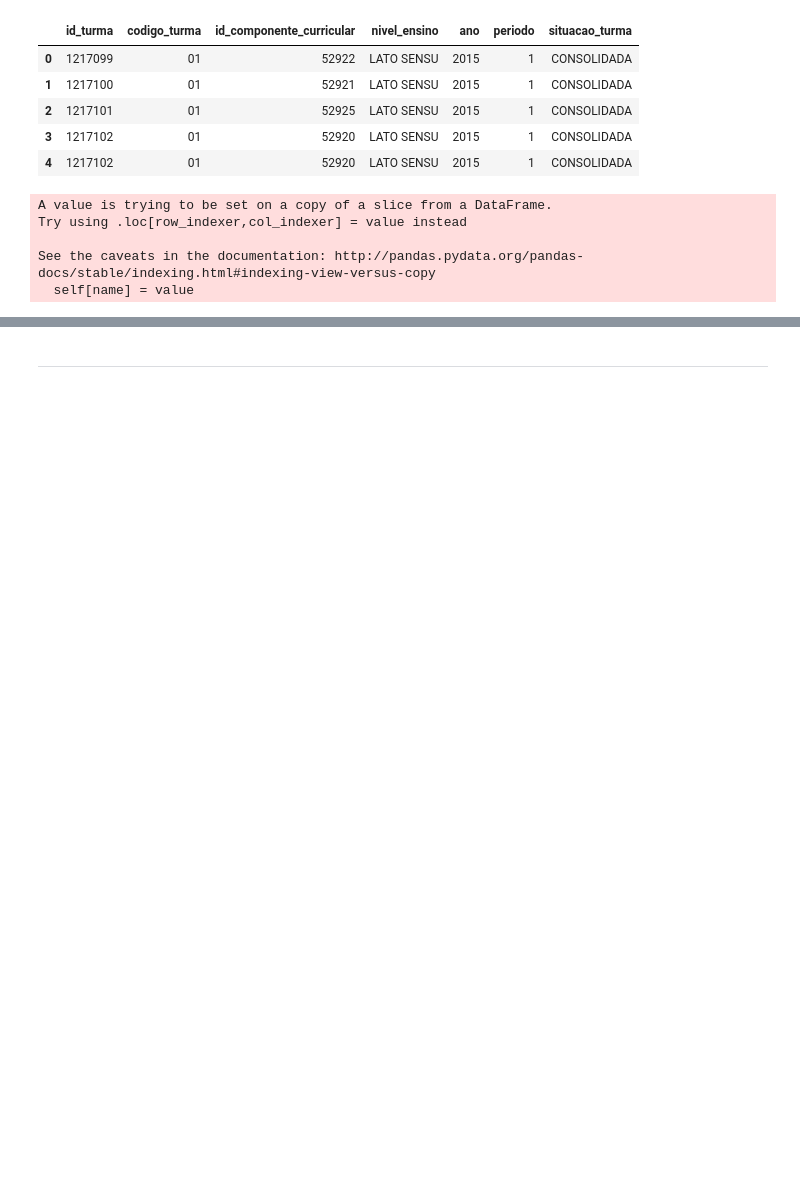
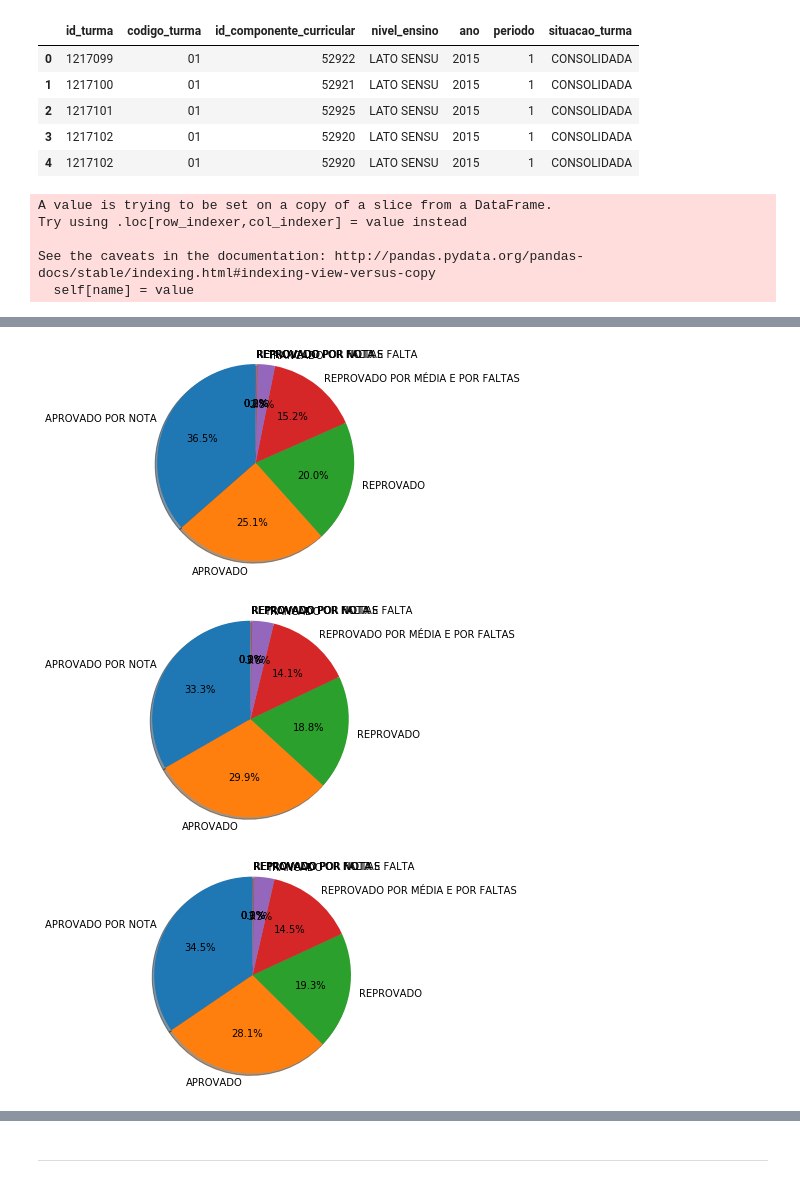
Before and after one commit to CinthiaKatiane/FinalProject-CD, a Jupyter notebook: ProjetoFinal-CD.ipynb, the cells around one changed output, grey strips where cells are left out. Cells and saved outputs as stored; diff of their text form; code cells hidden in the pictures; blank space fills up the shorter version.

```diff
--- a/ProjetoFinal-CD.ipynb
+++ b/ProjetoFinal-CD.ipynb
@@ -297,0 +287,45 @@ memory usage: 7.2+ MB
+# %%
+cotistas = df_geral[df_geral.cotista == 't']
+n_cotista = df_geral[df_geral.cotista == 'f']
+# %%
+#Cotista
+n_sizes = 100. * cotistas.descricao.value_counts(normalize=True)
+labels = n_sizes.index
+sizes = n_sizes.values
+
+fig1, ax1 = plt.subplots()
+
+ax1.pie(sizes, labels=labels, autopct='%1.1f%%',
+        shadow=True, startangle=90)
+ax1.axis('equal')
+
+plt.show()
+
+#Não cotista
+n_sizes = 100. * n_cotista.descricao.value_counts(normalize=True)
+labels = n_sizes.index
+sizes = n_sizes.values
+
+fig1, ax1 = plt.subplots()
+ax1.pie(sizes, labels=labels, autopct='%1.1f%%',
+        shadow=True, startangle=90)
+ax1.axis('equal')
+
+plt.show()
+
+#Geral
+n_sizes = 100. * df_geral.descricao.value_counts(normalize=True)
+labels = n_sizes.index
+sizes = n_sizes.values
+
+fig1, ax1 = plt.subplots()
+
+ax1.pie(sizes, labels=labels, autopct='%1.1f%%',
+        shadow=True, startangle=90)
+ax1.axis('equal')
+
+plt.show()
+# %% [output]
+[figure, added]
+[figure, added]
+[figure, added]
```
Also changed, not shown: parts of 29 cells of this notebook.
